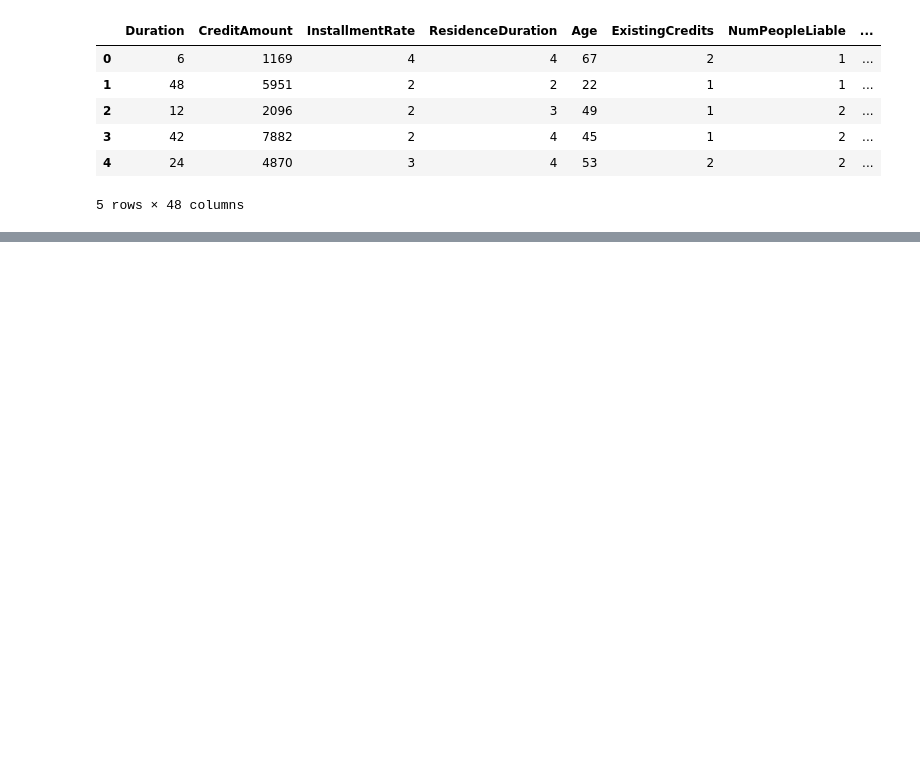
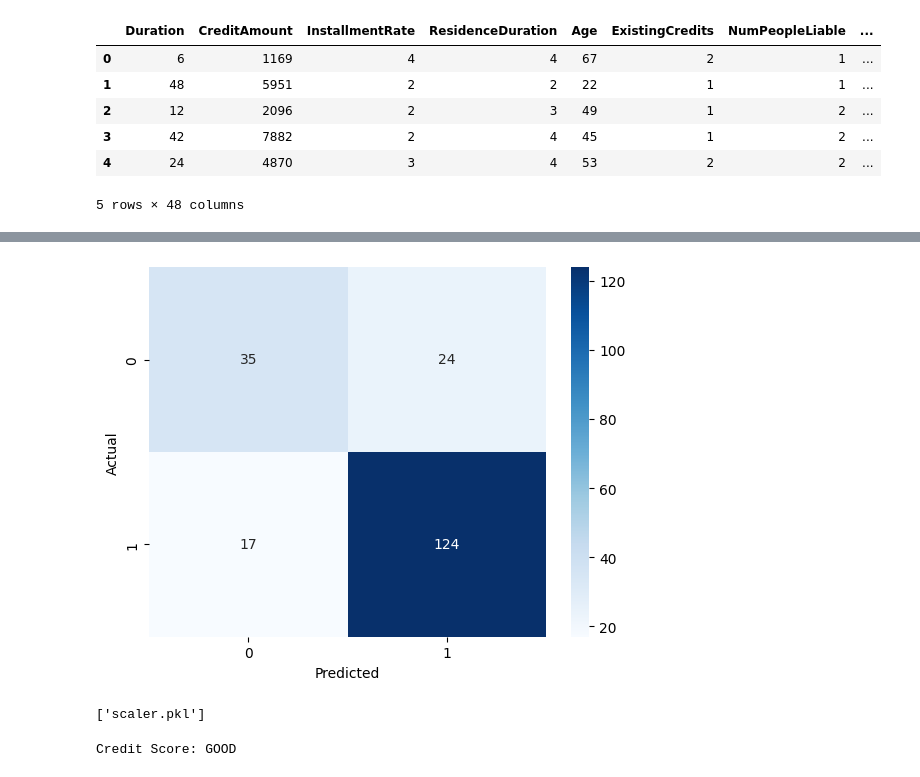
Before and after one commit to Prashanthsyntax/LoomX, a Jupyter notebook: AI/credit_scoring_model.ipynb, the cells around one changed output, grey strips where cells are left out. Cells and saved outputs as stored; diff of their text form; code cells hidden in the pictures; blank space fills up the shorter version.

```diff
--- a/AI/credit_scoring_model.ipynb
+++ b/AI/credit_scoring_model.ipynb
@@ -108,0 +149,5 @@ ValueError: Input y contains NaN.
+# %%
+y_pred = model.predict(X_test_scaled)
+
+accuracy = accuracy_score(y_test, y_pred)
+print("Accuracy:", accuracy)
@@ -108,0 +167,28 @@ ValueError: Input y contains NaN.
+# %%
+cm = confusion_matrix(y_test, y_pred)
+
+sns.heatmap(cm, annot=True, fmt="d", cmap="Blues")
+plt.xlabel("Predicted")
+plt.ylabel("Actual")
+plt.show()
+# %% [output]
+[figure, added]
+# %%
+import joblib
+
+joblib.dump(model, "credit_scoring_model.pkl")
+joblib.dump(scaler, "scaler.pkl")
+# %% [output]
+['scaler.pkl']
+# %%
+sample_borrower = X_encoded.iloc[0:1]
+sample_scaled = scaler.transform(sample_borrower)
+
+prediction = model.predict(sample_scaled)
+
+if prediction[0] == 1:
+    print("Credit Score: GOOD")
+else:
+    print("Credit Score: BAD")
+# %% [output]
+Credit Score: GOOD
```
Also changed, not shown: parts of 7 cells of this notebook, 2 other files.
